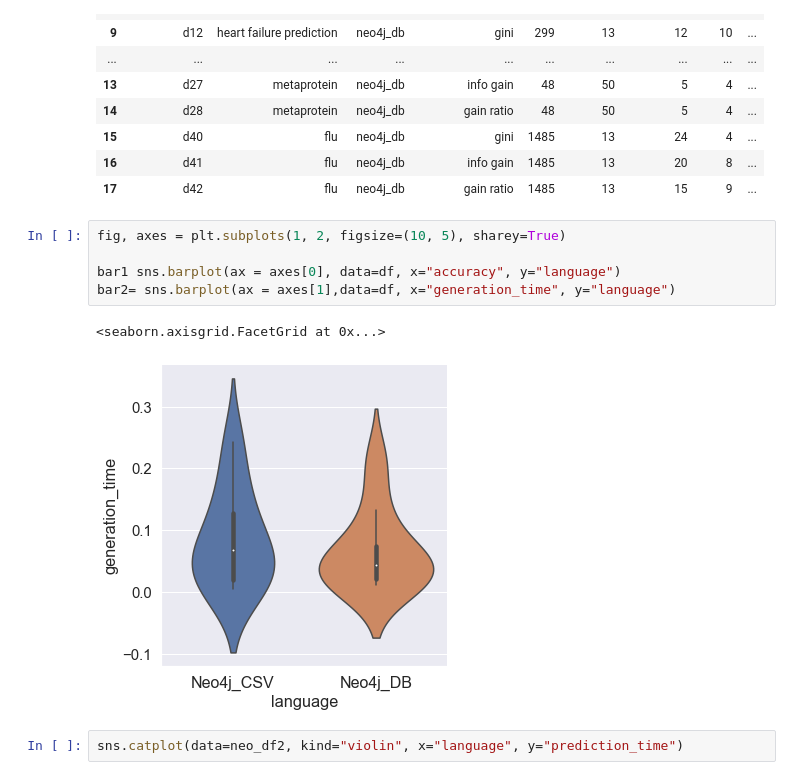
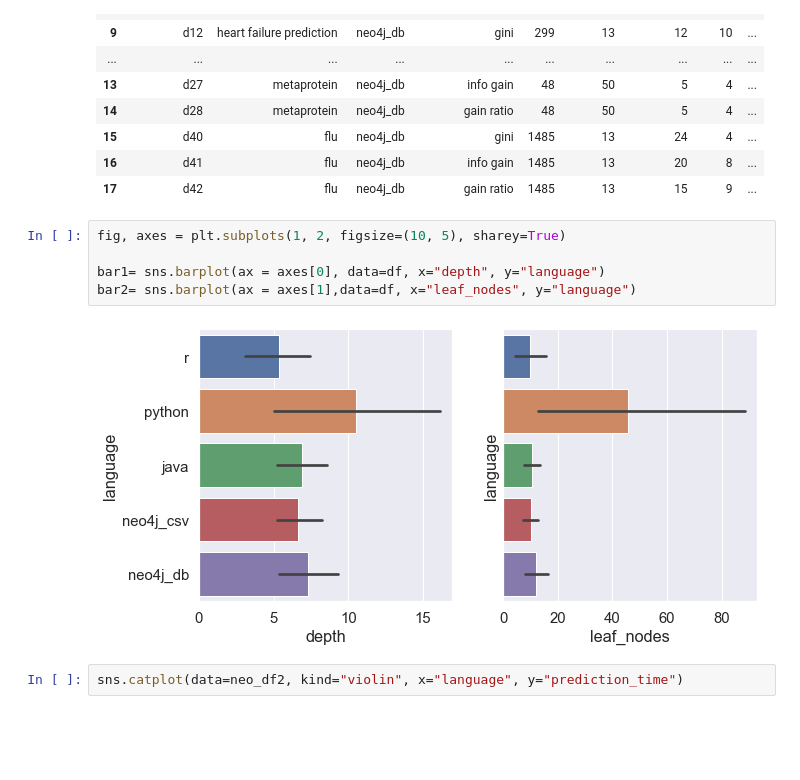
Before and after one commit to clumsyspeedboat/Decision-Tree-Neo4j, a Jupyter notebook: DT Analysis/dt_analysis.ipynb, the cells around one changed output. Cells and saved outputs as stored; diff of their text form; blank space fills up the shorter version.

```diff
--- a/DT Analysis/dt_analysis.ipynb
+++ b/DT Analysis/dt_analysis.ipynb
@@ -155,11 +155,10 @@ neo_df2
 # %%
 fig, axes = plt.subplots(1, 2, figsize=(10, 5), sharey=True)
 
-bar1 sns.barplot(ax = axes[0], data=df, x="accuracy", y="language")
-bar2= sns.barplot(ax = axes[1],data=df, x="generation_time", y="language")
+bar1= sns.barplot(ax = axes[0], data=df, x="depth", y="language")
+bar2= sns.barplot(ax = axes[1],data=df, x="leaf_nodes", y="language")
 # %% [output]
-<seaborn.axisgrid.FacetGrid at 0x...>
-[figure, old version]
+[figure, new version]
 # %%
 sns.catplot(data=neo_df2, kind="violin", x="language", y="prediction_time")
 # %% [output]
```
